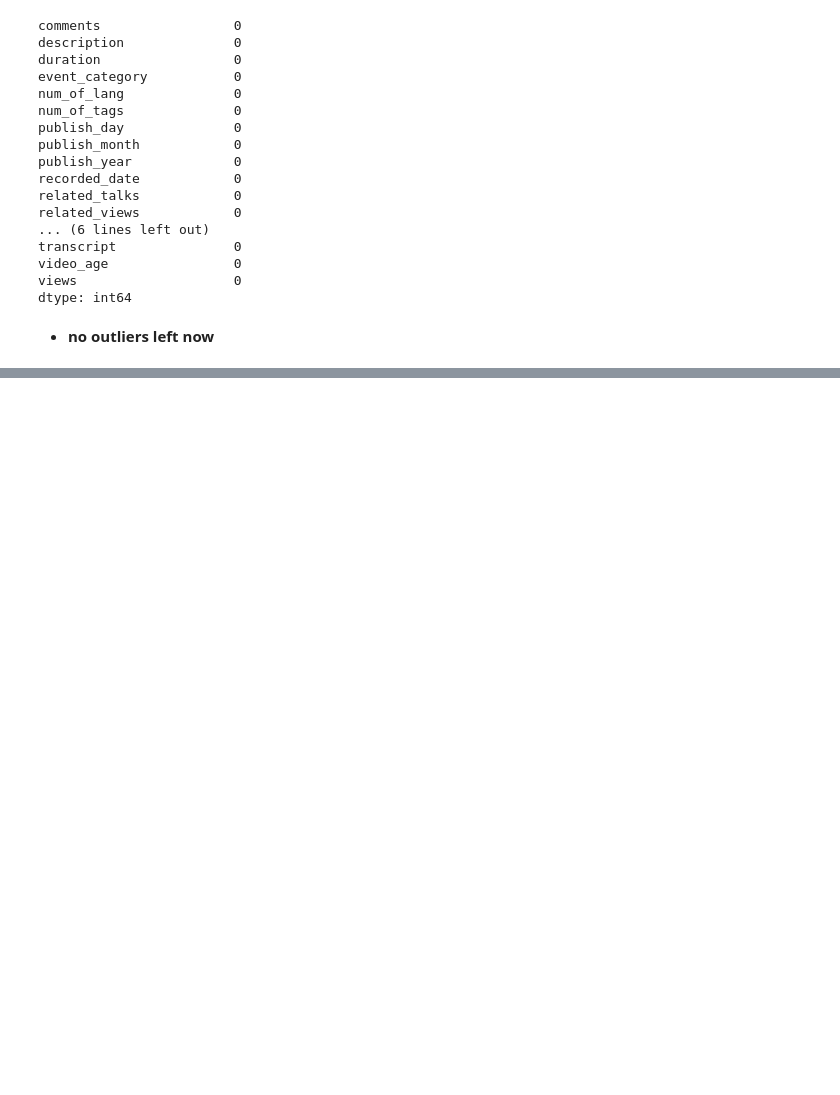
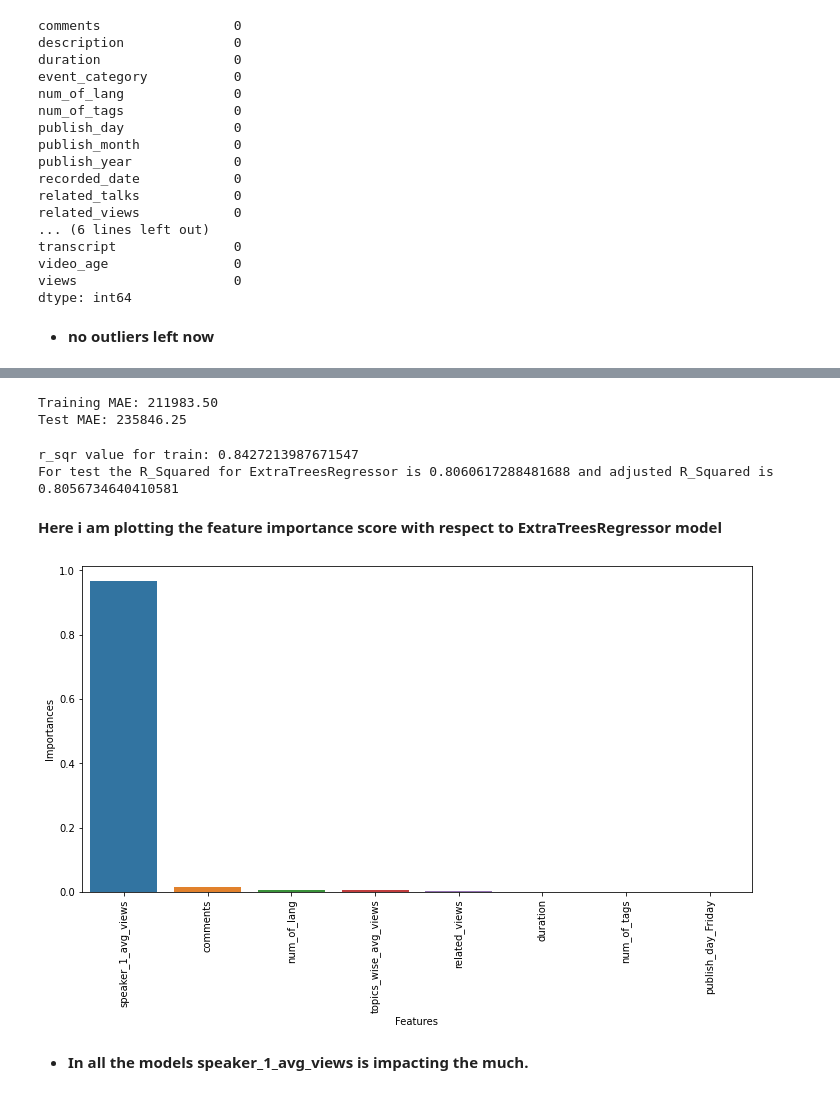
Before and after one commit to vickypandey07/Ted-Talk-Views-Prediction, a Jupyter notebook: Ted_Talk_Views_Prediction_Vikram_Pandey_Capstone_Project_2.ipynb, the cells around one changed output, grey strips where cells are left out. Drawn from its saved outputs; the diff is of its cells as text; code cells hidden in the pictures; blank space fills up the shorter version.

```diff
--- a/Ted_Talk_Views_Prediction_Vikram_Pandey_Capstone_Project_2.ipynb
+++ b/Ted_Talk_Views_Prediction_Vikram_Pandey_Capstone_Project_2.ipynb
@@ -717,0 +1167,27 @@ dtype: int64
+# %%
+#Extra Trees Regressor hyperparameters tuning
+
+# Number of trees
+n_estimators = [50,80,100]
+
+# Maximum depth of trees
+max_depth = [4,6,8]
+
+# Minimum number of samples required to split a node
+min_samples_split = [50,100,150]
+
+# Minimum number of samples required at each leaf node
+min_samples_leaf = [40,50]
+
+# HYperparameter Dict
+param_dict = {'n_estimators' : n_estimators,
+              'max_depth' : max_depth,
+              'min_samples_split' : min_samples_split,
+              'min_samples_leaf' : min_samples_leaf}
+# %%
+# Creating an instance of the Extratrees regressor
+et_model = ExtraTreesRegressor()
+
+#RandomSearch
+et_random = RandomizedSearchCV(et_model,param_dict,verbose=2,cv=5)
+et_random.fit(X_train,y_train)
@@ -717,0 +1240,5 @@ dtype: int64
+# %%
+# Let's see optimal set of hyperparameters for this model.
+
+et_optimal_model = et_random.best_estimator_
+et_optimal_model
@@ -717,0 +1253,41 @@ dtype: int64
+# %%
+# Calculating MAE for training and test set
+
+y_pred = et_optimal_model.predict(X_train)
+y_test_pred = et_optimal_model.predict(X_test)
+print('Training MAE: {:0.2f}'.format(metrics.mean_absolute_error(y_train, y_pred)))
+print('Test MAE: {:0.2f}'.format(metrics.mean_absolute_error(y_test, y_test_pred)))
+# %% [output]
+Training MAE: 211983.50
+Test MAE: 235846.25
+# %%
+# Making predictions for test data and also calculating r2_score
+
+y_hat = et_optimal_model.predict(X_test)
+print(f'r_sqr value for train: {rf_optimal_model.score(X_train, y_train)}')
+r_squared= r2_score(y_test,y_hat)
+
+#Calculate Adjusted R-sqaured
+
+adjusted_r_squared = 1 - (1-r_squared)*(len(y)-1)/(len(y)-X.shape[1]-1)
+print(f'For test the R_Squared for ExtraTreesRegressor is {r_squared} and adjusted R_Squared is {adjusted_r_squared}')
+# %% [output]
+r_sqr value for train: 0.8427213987671547
+For test the R_Squared for ExtraTreesRegressor is 0.8060617288481688 and adjusted R_Squared is 0.8056734640410581
+# %% [markdown]
+**Here i am plotting the feature importance score with respect to ExtraTreesRegressor model**
+# %%
+# Barplot to show important features w.r.t. ExtraTreesRegressor model
+
+importances = pd.DataFrame({'Features': X.columns,
+                                'Importances': et_optimal_model.feature_importances_})
+
+importances.sort_values(by=['Importances'], axis='index', ascending=False, inplace=True)
+fig = plt.figure(figsize=(12, 6))
+sns.barplot(x='Features', y='Importances', data=importances)
+plt.xticks(rotation='vertical')
+plt.show()
+# %% [output]
+[figure, added]
+# %% [markdown]
+* **In all the models speaker_1_avg_views is impacting the much.**
```
Also changed, not shown: parts of 65 cells of this notebook.
